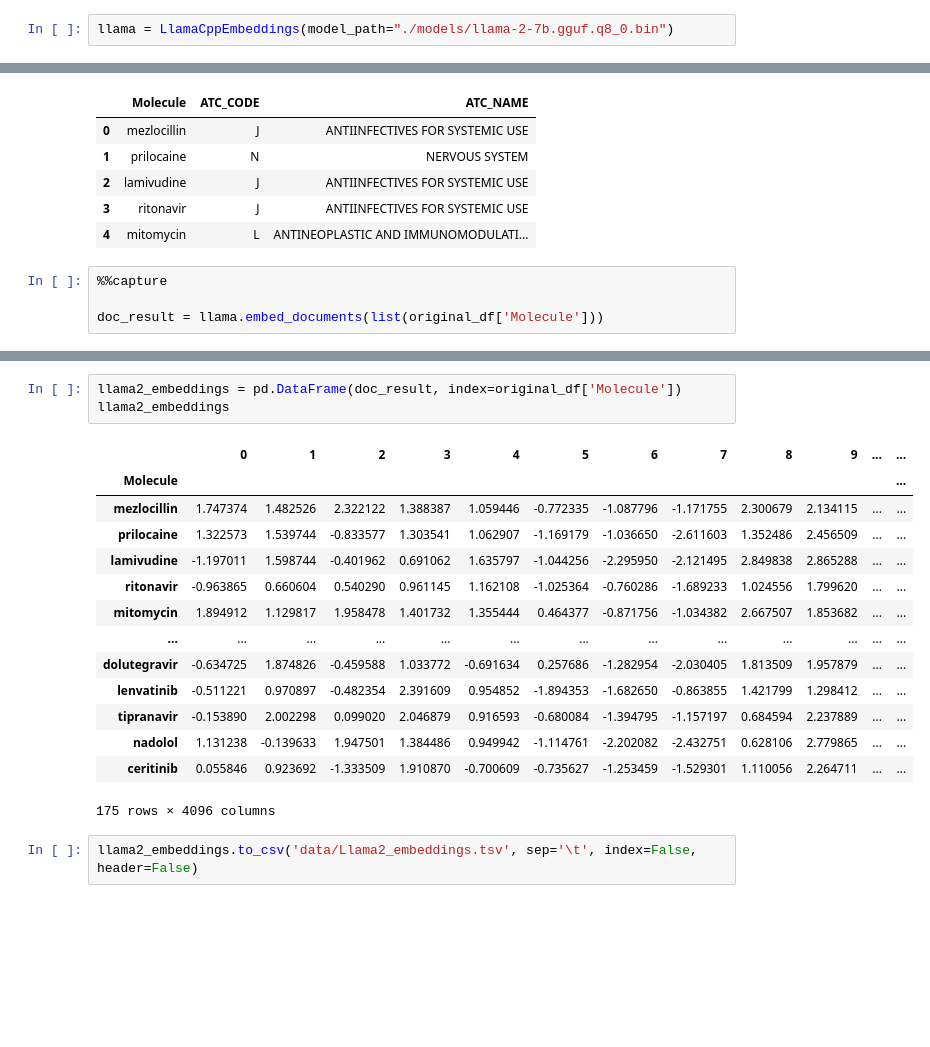
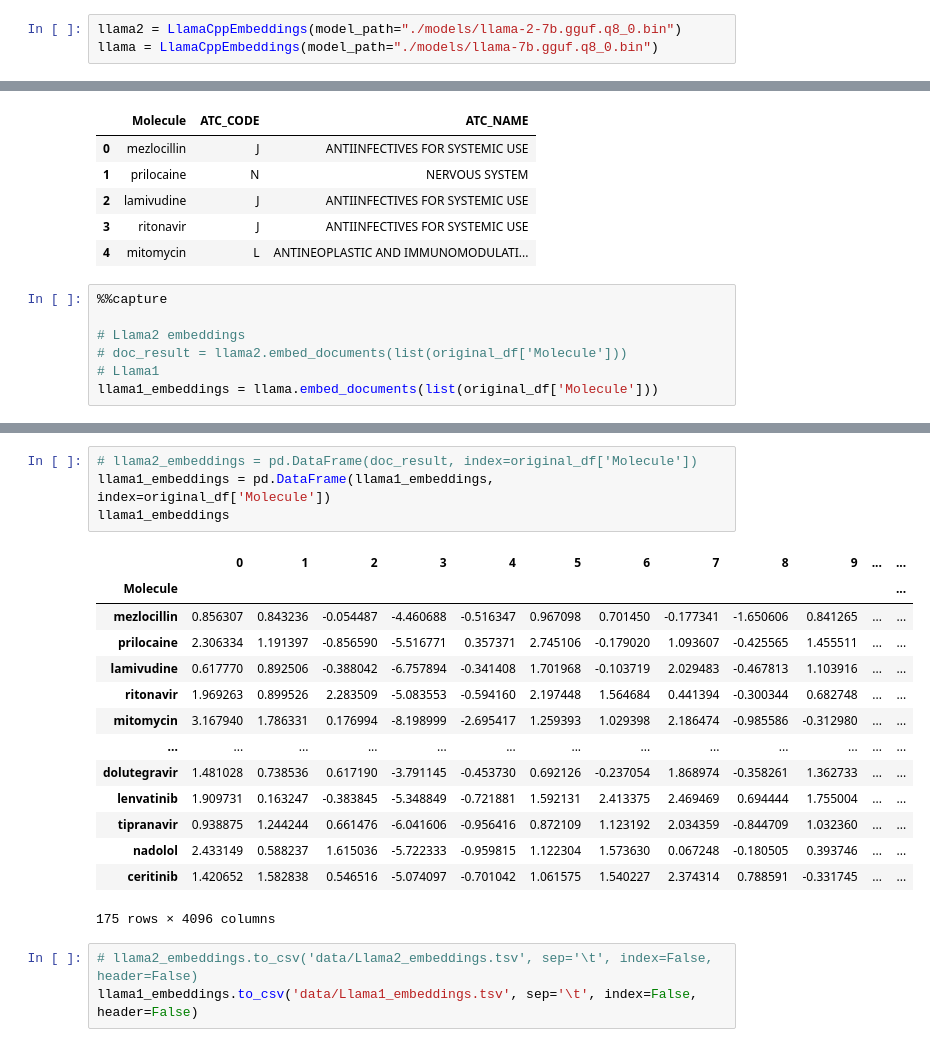
Before and after one commit to ariellubonja/drugs-embedding, a Jupyter notebook: llama-embeddings.ipynb, the cells around one changed output, grey strips where cells are left out. Saved outputs shown, nothing was run; the diff lists cells and outputs as text; blank space fills up the shorter version.

Commit message:
Add Llama 1 embeddings

```diff
--- a/llama-embeddings.ipynb
+++ b/llama-embeddings.ipynb
@@ -5,7 +5,8 @@ from langchain.embeddings import LlamaCppEmbeddings
 import numpy as np
 import pandas as pd
 # %%
-llama = LlamaCppEmbeddings(model_path="./models/llama-2-7b.gguf.q8_0.bin")
+llama2 = LlamaCppEmbeddings(model_path="./models/llama-2-7b.gguf.q8_0.bin")
+llama = LlamaCppEmbeddings(model_path="./models/llama-7b.gguf.q8_0.bin")
 # %% [output]
 llama_model_loader: loaded meta data with 19 key-value pairs and 291 tensors from ./models/llama-2-7b.gguf.q8_0.bin (version GGUF V2 (latest))
 llama_model_loader: - tensor    0:                token_embd.weight q8_0     [  4096, 32000,     1,     1 ]
@@ -37,4 +38,7 @@ original_df.head()
 # %%
 %%capture
 
-doc_result = llama.embed_documents(list(original_df['Molecule']))
+# Llama2 embeddings
+# doc_result = llama2.embed_documents(list(original_df['Molecule']))
+# Llama1
+llama1_embeddings = llama.embed_documents(list(original_df['Molecule']))
@@ -43,22 +65,24 @@ np.array(doc_result).shape
 # %% [output]
 (175, 4096)
 # %%
-llama2_embeddings = pd.DataFrame(doc_result, index=original_df['Molecule'])
-llama2_embeddings
+# llama2_embeddings = pd.DataFrame(doc_result, index=original_df['Molecule'])
+llama1_embeddings = pd.DataFrame(llama1_embeddings, index=original_df['Molecule'])
+llama1_embeddings
 # %% [output]
 |  | 0 | 1 | 2 | 3 | 4 | 5 | 6 | 7 | 8 | 9 | ... | ... |
 | Molecule |  |  |  |  |  |  |  |  |  |  |  | ... |
-| mezlocillin | 1.747374 | 1.482526 | 2.322122 | 1.388387 | 1.059446 | -0.772335 | -1.087796 | -1.171755 | 2.300679 | 2.134115 | ... | ... |
-| prilocaine | 1.322573 | 1.539744 | -0.833577 | 1.303541 | 1.062907 | -1.169179 | -1.036650 | -2.611603 | 1.352486 | 2.456509 | ... | ... |
-| lamivudine | -1.197011 | 1.598744 | -0.401962 | 0.691062 | 1.635797 | -1.044256 | -2.295950 | -2.121495 | 2.849838 | 2.865288 | ... | ... |
-| ritonavir | -0.963865 | 0.660604 | 0.540290 | 0.961145 | 1.162108 | -1.025364 | -0.760286 | -1.689233 | 1.024556 | 1.799620 | ... | ... |
-| mitomycin | 1.894912 | 1.129817 | 1.958478 | 1.401732 | 1.355444 | 0.464377 | -0.871756 | -1.034382 | 2.667507 | 1.853682 | ... | ... |
+| mezlocillin | 0.856307 | 0.843236 | -0.054487 | -4.460688 | -0.516347 | 0.967098 | 0.701450 | -0.177341 | -1.650606 | 0.841265 | ... | ... |
+| prilocaine | 2.306334 | 1.191397 | -0.856590 | -5.516771 | 0.357371 | 2.745106 | -0.179020 | 1.093607 | -0.425565 | 1.455511 | ... | ... |
+| lamivudine | 0.617770 | 0.892506 | -0.388042 | -6.757894 | -0.341408 | 1.701968 | -0.103719 | 2.029483 | -0.467813 | 1.103916 | ... | ... |
+| ritonavir | 1.969263 | 0.899526 | 2.283509 | -5.083553 | -0.594160 | 2.197448 | 1.564684 | 0.441394 | -0.300344 | 0.682748 | ... | ... |
+| mitomycin | 3.167940 | 1.786331 | 0.176994 | -8.198999 | -2.695417 | 1.259393 | 1.029398 | 2.186474 | -0.985586 | -0.312980 | ... | ... |
 | ... | ... | ... | ... | ... | ... | ... | ... | ... | ... | ... | ... | ... |
-| dolutegravir | -0.634725 | 1.874826 | -0.459588 | 1.033772 | -0.691634 | 0.257686 | -1.282954 | -2.030405 | 1.813509 | 1.957879 | ... | ... |
-| lenvatinib | -0.511221 | 0.970897 | -0.482354 | 2.391609 | 0.954852 | -1.894353 | -1.682650 | -0.863855 | 1.421799 | 1.298412 | ... | ... |
-| tipranavir | -0.153890 | 2.002298 | 0.099020 | 2.046879 | 0.916593 | -0.680084 | -1.394795 | -1.157197 | 0.684594 | 2.237889 | ... | ... |
-| nadolol | 1.131238 | -0.139633 | 1.947501 | 1.384486 | 0.949942 | -1.114761 | -2.202082 | -2.432751 | 0.628106 | 2.779865 | ... | ... |
-| ceritinib | 0.055846 | 0.923692 | -1.333509 | 1.910870 | -0.700609 | -0.735627 | -1.253459 | -1.529301 | 1.110056 | 2.264711 | ... | ... |
+| dolutegravir | 1.481028 | 0.738536 | 0.617190 | -3.791145 | -0.453730 | 0.692126 | -0.237054 | 1.868974 | -0.358261 | 1.362733 | ... | ... |
+| lenvatinib | 1.909731 | 0.163247 | -0.383845 | -5.348849 | -0.721881 | 1.592131 | 2.413375 | 2.469469 | 0.694444 | 1.755004 | ... | ... |
+| tipranavir | 0.938875 | 1.244244 | 0.661476 | -6.041606 | -0.956416 | 0.872109 | 1.123192 | 2.034359 | -0.844709 | 1.032360 | ... | ... |
+| nadolol | 2.433149 | 0.588237 | 1.615036 | -5.722333 | -0.959815 | 1.122304 | 1.573630 | 0.067248 | -0.180505 | 0.393746 | ... | ... |
+| ceritinib | 1.420652 | 1.582838 | 0.546516 | -5.074097 | -0.701042 | 1.061575 | 1.540227 | 2.374314 | 0.788591 | -0.331745 | ... | ... |
 175 rows × 4096 columns
 # %%
-llama2_embeddings.to_csv('data/Llama2_embeddings.tsv', sep='\t', index=False, header=False)
+# llama2_embeddings.to_csv('data/Llama2_embeddings.tsv', sep='\t', index=False, header=False)
+llama1_embeddings.to_csv('data/Llama1_embeddings.tsv', sep='\t', index=False, header=False)
```
Also changed, not shown: parts of 3 cells of this notebook, 1 other file.
